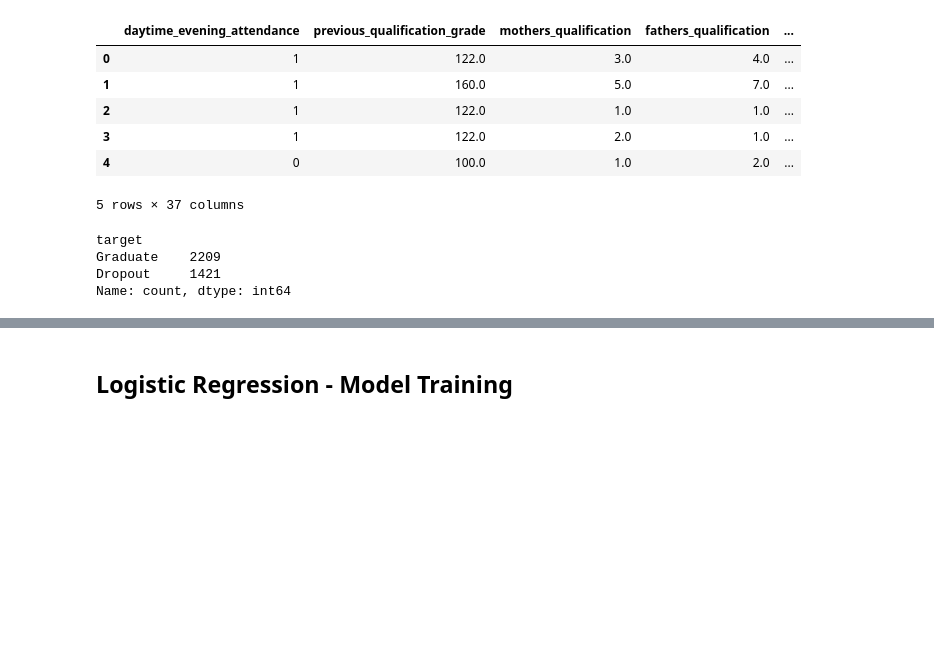
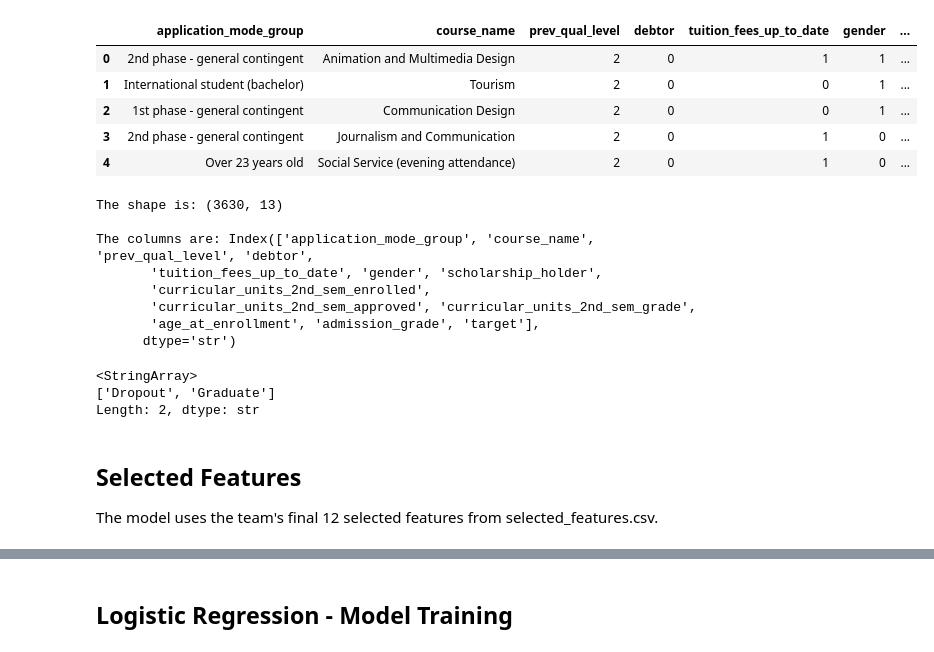
Before and after one commit to binds210-learn/mini_project_7, a Jupyter notebook: notebooks/logistic_regression_telma.ipynb, the cells around one changed output, grey strips where cells are left out. Drawn from its saved outputs; the diff is of its cells as text; code cells hidden in the pictures; blank space fills up the shorter version.

Commit message:
logistic regression model and updated notebooks

```diff
--- a/notebooks/logistic_regression_telma.ipynb
+++ b/notebooks/logistic_regression_telma.ipynb
@@ -1,36 +1,51 @@
 # %%
 import pandas as pd
 import numpy as np
 import matplotlib.pyplot as plt
 import seaborn as sns
+
 from sklearn.model_selection import train_test_split
 from sklearn.linear_model import LogisticRegression
 from sklearn.preprocessing import MinMaxScaler, OneHotEncoder
 from sklearn.compose import ColumnTransformer
 from sklearn.pipeline import Pipeline
 from sklearn.impute import SimpleImputer
 
-df = pd.read_csv("../data/clean/final_df_clean.csv")
+from sklearn.metrics import (
+    accuracy_score,
+    precision_score,
+    recall_score,
+    f1_score,
+    classification_report,
+    confusion_matrix
+)
 
-df.head()
+RANDOM_STATE = 42
+
+df = pd.read_csv("../data/clean/selected_features.csv")
+
+display(df.head())
+print(f"\nThe shape is: {df.shape}")
+print(f"\nThe columns are: {df.columns}")
 # %% [output]
-|  | daytime_evening_attendance | previous_qualification_grade | mothers_qualification | fathers_qualification | ... |
-| 0 | 1 | 122.0 | 3.0 | 4.0 | ... |
-| 1 | 1 | 160.0 | 5.0 | 7.0 | ... |
-| 2 | 1 | 122.0 | 1.0 | 1.0 | ... |
-| 3 | 1 | 122.0 | 2.0 | 1.0 | ... |
-| 4 | 0 | 100.0 | 1.0 | 2.0 | ... |
+|  | application_mode_group | course_name | prev_qual_level | debtor | tuition_fees_up_to_date | gender | ... |
+| 0 | 2nd phase - general contingent | Animation and Multimedia Design | 2 | 0 | 1 | 1 | ... |
+| 1 | International student (bachelor) | Tourism | 2 | 0 | 0 | 1 | ... |
+| 2 | 1st phase - general contingent | Communication Design | 2 | 0 | 0 | 1 | ... |
+| 3 | 2nd phase - general contingent | Journalism and Communication | 2 | 0 | 1 | 0 | ... |
+| 4 | Over 23 years old | Social Service (evening attendance) | 2 | 0 | 1 | 0 | ... |
-5 rows × 37 columns
+The shape is: (3630, 13)
+
+The columns are: Index(['application_mode_group', 'course_name', 'prev_qual_level', 'debtor',
+       'tuition_fees_up_to_date', 'gender', 'scholarship_holder',
+       'curricular_units_2nd_sem_enrolled',
+       'curricular_units_2nd_sem_approved', 'curricular_units_2nd_sem_grade',
+       'age_at_enrollment', 'admission_grade', 'target'],
+      dtype='str')
-# %%
-# separate enrolled students
-df_enrolled = df[df["target"] == "Enrolled"].copy()
-
-df_model = df[df["target"] != "Enrolled"].copy()
-
-df_model["target"].value_counts()
-# %% [output]
-target
-Graduate    2209
-Dropout     1421
-Name: count, dtype: int64
+# %%
+df["target"].unique()
+# %% [output]
+<StringArray>
+['Dropout', 'Graduate']
+Length: 2, dtype: str
 # %%
@@ -93,0 +61,5 @@ numerical_features = [
+# %% [markdown]
+## Selected Features
+
+The model uses the team's final 12 selected features
+from selected_features.csv.
```
Also changed, not shown: parts of 45 cells of this notebook, 7 other files.
